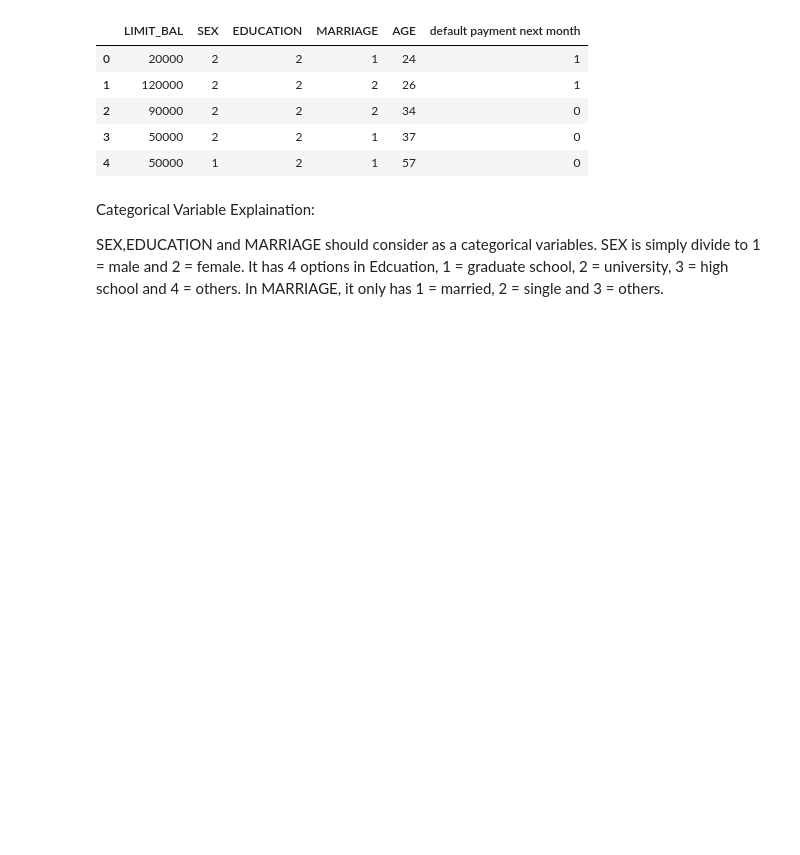
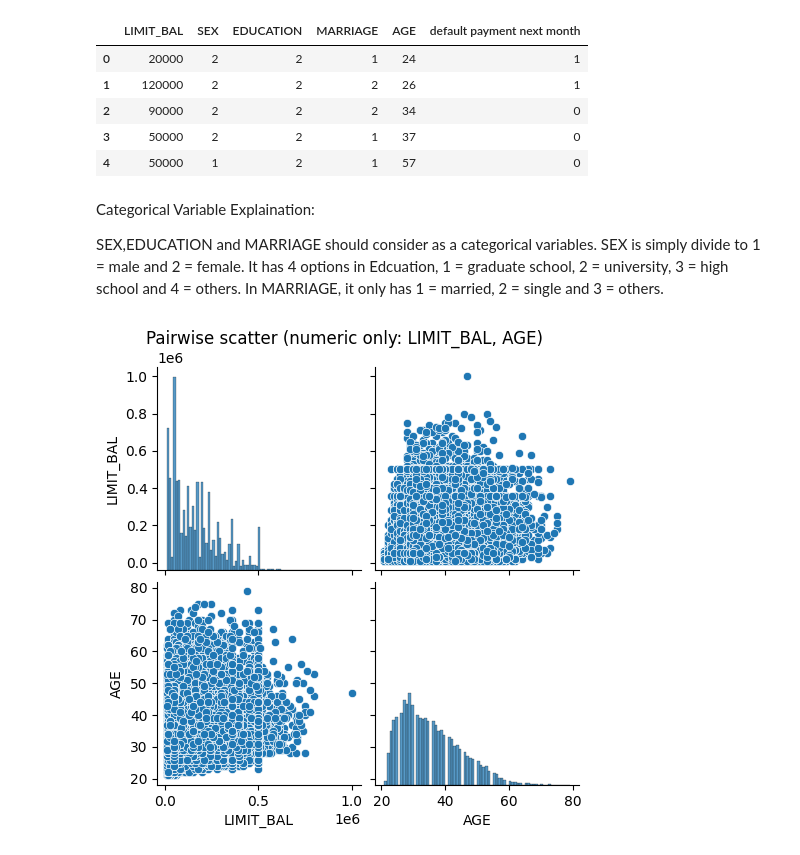
Before and after one commit to kang25-gif/BA810, a Jupyter notebook: “HW2_ipynb”的副本.ipynb, the cells around one changed output. Cells and saved outputs as stored; diff of their text form; code cells hidden in the pictures; blank space fills up the shorter version.

```diff
--- a/“HW2_ipynb”的副本.ipynb
+++ b/“HW2_ipynb”的副本.ipynb
@@ -55,3 +58,10 @@ filtered_df.head()
 Categorical Variable Explaination:
 
 SEX,EDUCATION and MARRIAGE should consider as a categorical variables. SEX is simply divide to 1 = male and 2 = female. It has 4 options in Edcuation, 1 = graduate school, 2 = university, 3 = high school and 4 = others. In MARRIAGE, it only has 1 = married, 2 = single and 3 = others.
+# %%
+df_num = filtered_df[['LIMIT_BAL','AGE']]
+sns.pairplot(df_num, diag_kind="hist", corner=False)
+plt.suptitle("Pairwise scatter (numeric only: LIMIT_BAL, AGE)", y=1.02)
+plt.show()
+# %% [output]
+[figure, added]
```
Also changed, not shown: parts of 6 cells of this notebook.
